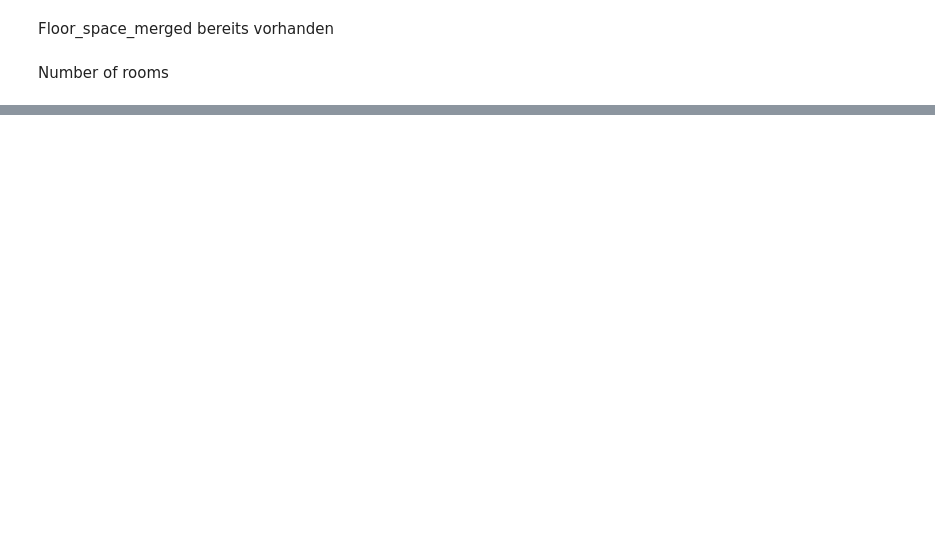
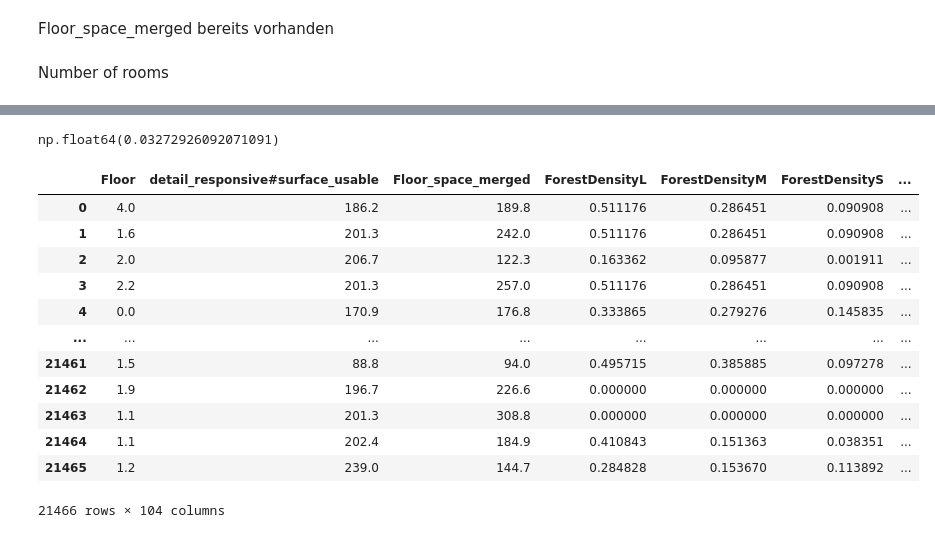
Before and after one commit to staldenhoefler/immo_challenge, a Jupyter notebook: notebooks/EDA_dsa.ipynb, the cells around one changed output, grey strips where cells are left out. Drawn from its saved outputs; the diff is of its cells as text; code cells hidden in the pictures; blank space fills up the shorter version.

```diff
--- a/notebooks/EDA_dsa.ipynb
+++ b/notebooks/EDA_dsa.ipynb
@@ -597,0 +462,41 @@ dtype: int64
+# %%
+# Make random forest model to predict price_cleaned
+from sklearn.ensemble import RandomForestRegressor
+from sklearn.model_selection import train_test_split
+# use mape as metric
+from sklearn.metrics import mean_absolute_percentage_error
+
+X = df_clean.drop(columns=['price_cleaned'])
+y = df_clean['price_cleaned']
+X_train, X_test, y_train, y_test = train_test_split(X, y, test_size=0.2, random_state=42)
+
+model = RandomForestRegressor()
+model.fit(X_train, y_train)
+y_pred = model.predict(X_test)
+
+mape = mean_absolute_percentage_error(y_test, y_pred)
+mape
+# %% [output]
+np.float64(0.03272926092071091)
+# %%
+from src.dataPipeline import DataPipeline as DataPipeline
+from sklearn.impute import KNNImputer
+
+dp = DataPipeline()
+knnImputer = KNNImputer(n_neighbors=10)
+df_cleaned = dp.run_pipeline(imputer=knnImputer)
+df_cleaned
+# %% [output]
+|  | Floor | detail_responsive#surface_usable | Floor_space_merged | ForestDensityL | ForestDensityM | ForestDensityS | ... |
+| 0 | 4.0 | 186.2 | 189.8 | 0.511176 | 0.286451 | 0.090908 | ... |
+| 1 | 1.6 | 201.3 | 242.0 | 0.511176 | 0.286451 | 0.090908 | ... |
+| 2 | 2.0 | 206.7 | 122.3 | 0.163362 | 0.095877 | 0.001911 | ... |
+| 3 | 2.2 | 201.3 | 257.0 | 0.511176 | 0.286451 | 0.090908 | ... |
+| 4 | 0.0 | 170.9 | 176.8 | 0.333865 | 0.279276 | 0.145835 | ... |
+| ... | ... | ... | ... | ... | ... | ... | ... |
+| 21461 | 1.5 | 88.8 | 94.0 | 0.495715 | 0.385885 | 0.097278 | ... |
+| 21462 | 1.9 | 196.7 | 226.6 | 0.000000 | 0.000000 | 0.000000 | ... |
+| 21463 | 1.1 | 201.3 | 308.8 | 0.000000 | 0.000000 | 0.000000 | ... |
+| 21464 | 1.1 | 202.4 | 184.9 | 0.410843 | 0.151363 | 0.038351 | ... |
+| 21465 | 1.2 | 239.0 | 144.7 | 0.284828 | 0.153670 | 0.113892 | ... |
+21466 rows × 104 columns
```
Also changed, not shown: parts of 40 cells of this notebook, 2 other files.
